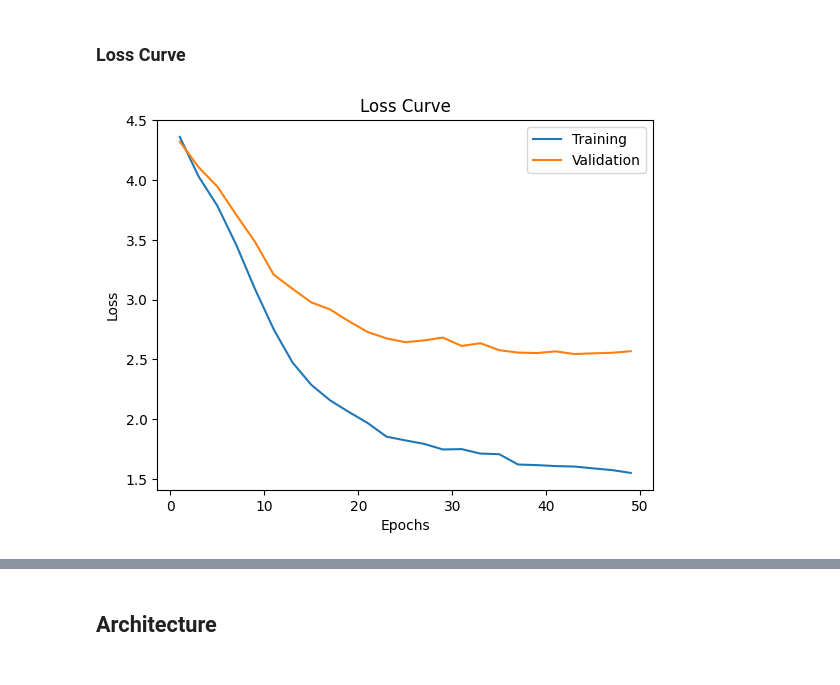
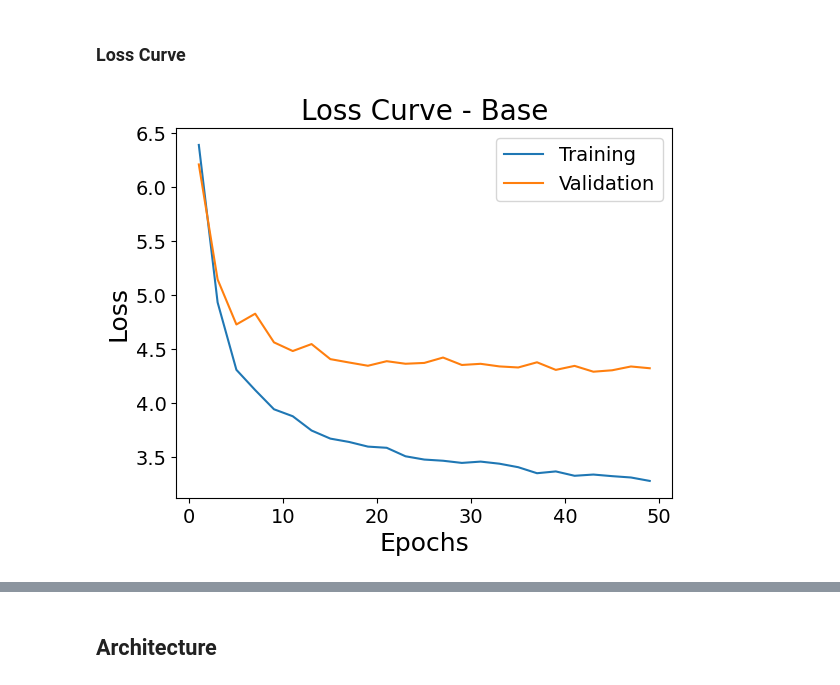
Before and after one commit to bgaligher/hurricane-cs7643, a Jupyter notebook: notebooks/hurricane_analysis.ipynb, the cells around one changed output, grey strips where cells are left out. Drawn from its saved outputs; the diff is of its cells as text; code cells hidden in the pictures.

Commit message:
Loss curve generation and analysis

```diff
--- a/notebooks/hurricane_analysis.ipynb
+++ b/notebooks/hurricane_analysis.ipynb
@@ -258,15 +252,23 @@ train_df = pd.read_csv(train_metrics_path)
 def plot_loss_curve(epochs, train_losses, val_losses, title='Loss Curve'):
     plt.plot(epochs, train_losses, label='Training')
     plt.plot(epochs, val_losses, label='Validation')
-    plt.xlabel("Epochs")
-    plt.ylabel("Loss")
-    plt.title(title)
-    plt.legend()
+    plt.xlabel("Epochs", fontsize=18)
+    plt.ylabel("Loss", fontsize=18)
+    plt.title(title, fontsize=20)
+    plt.xticks(fontsize=14)
+    plt.yticks(fontsize=14)
+    plt.legend(fontsize=14)
     plt.show()
+# %%
+job_id = "3707212" #Base
+
+train_metrics_file = f"hurricane_42_{job_id}_metrics" + ".csv"
+train_metrics_path = os.path.join(root, "output", "hurricane", train_metrics_file)
+train_df = pd.read_csv(train_metrics_path)
 # %%
 plot_loss_curve(train_df["Epoch"],
                 train_df["Train Loss"],
                 train_df["Val Loss"],
-                title="Loss Curve")
+                title="Loss Curve - Base")
 # %% [output]
-[figure, old version]
+[figure, new version]
```
Also changed, not shown: parts of 6 cells of this notebook.
